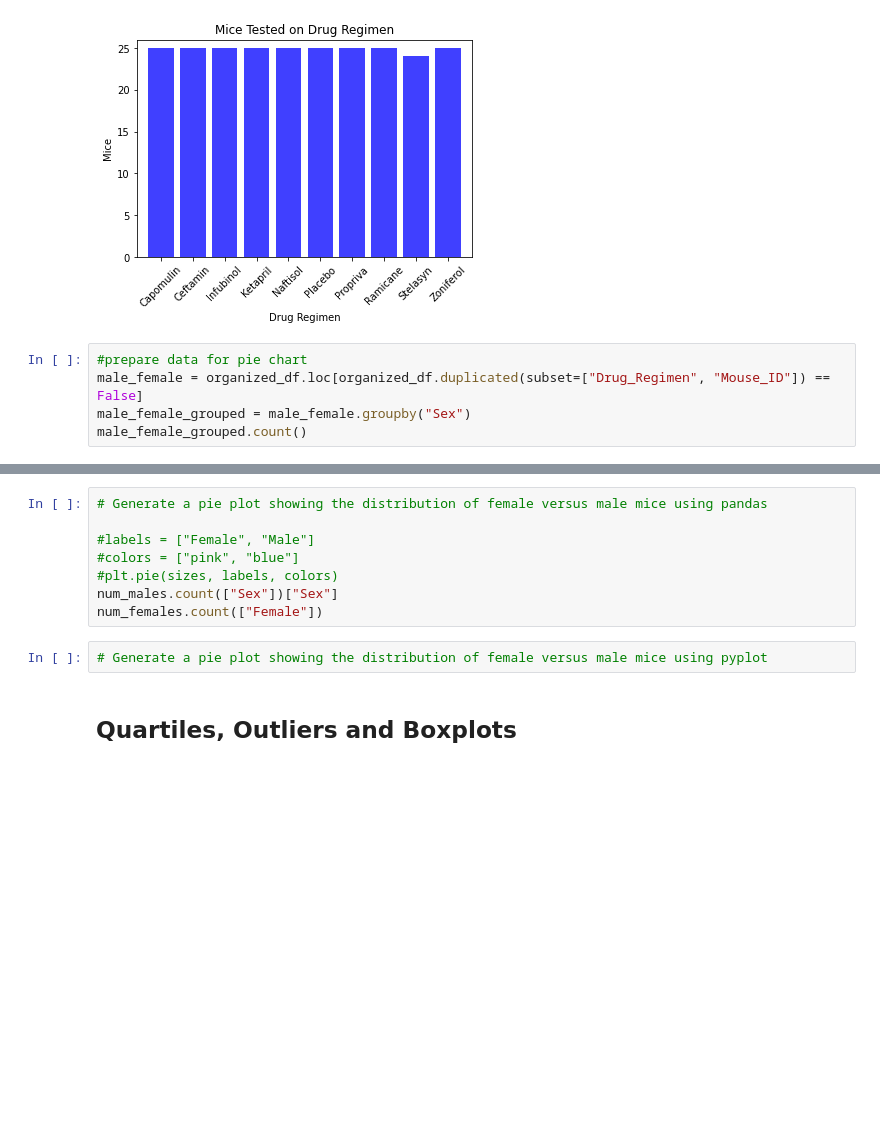
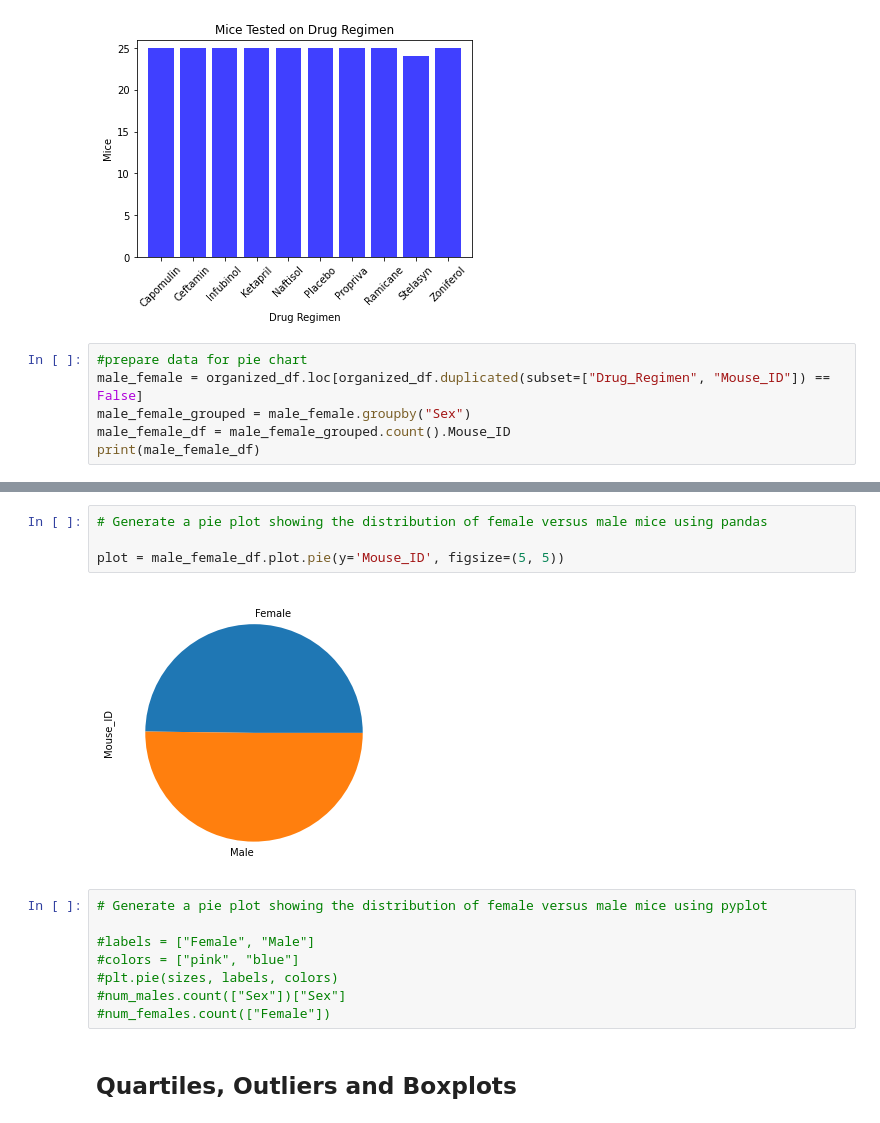
Before and after one commit to tidepooler/pymaceuticals, a Jupyter notebook: pymaceuticals_starter.ipynb, the cells around one changed output, grey strips where cells are left out. Drawn from its saved outputs; the diff is of its cells as text; blank space fills up the shorter version.

Commit message:
Generated Pie Chart
Generated Pie Chart for males/females with Pandas

```diff
--- a/pymaceuticals_starter.ipynb
+++ b/pymaceuticals_starter.ipynb
@@ -172,5 +172,6 @@ plt.show()
 #prepare data for pie chart
 male_female = organized_df.loc[organized_df.duplicated(subset=["Drug_Regimen", "Mouse_ID"]) == False]
 male_female_grouped = male_female.groupby("Sex")
-male_female_grouped.count()
+male_female_df = male_female_grouped.count().Mouse_ID
+print(male_female_df)
 # %% [output]
@@ -181,13 +182,17 @@ male_female_grouped.count()
+# %%
+# Generate a pie plot showing the distribution of female versus male mice using pandas
+
+plot = male_female_df.plot.pie(y='Mouse_ID', figsize=(5, 5))
+# %% [output]
+[figure, added]
 # %%
-# Generate a pie plot showing the distribution of female versus male mice using pandas
+# Generate a pie plot showing the distribution of female versus male mice using pyplot
 
 #labels = ["Female", "Male"]
 #colors = ["pink", "blue"]
 #plt.pie(sizes, labels, colors)
-num_males.count(["Sex"])["Sex"]
-num_females.count(["Female"])
+#num_males.count(["Sex"])["Sex"]
+#num_females.count(["Female"])
-# %%
-# Generate a pie plot showing the distribution of female versus male mice using pyplot
 # %% [markdown]
 ## Quartiles, Outliers and Boxplots
 # %%
```
Also changed, not shown: parts of 1 cell of this notebook.
